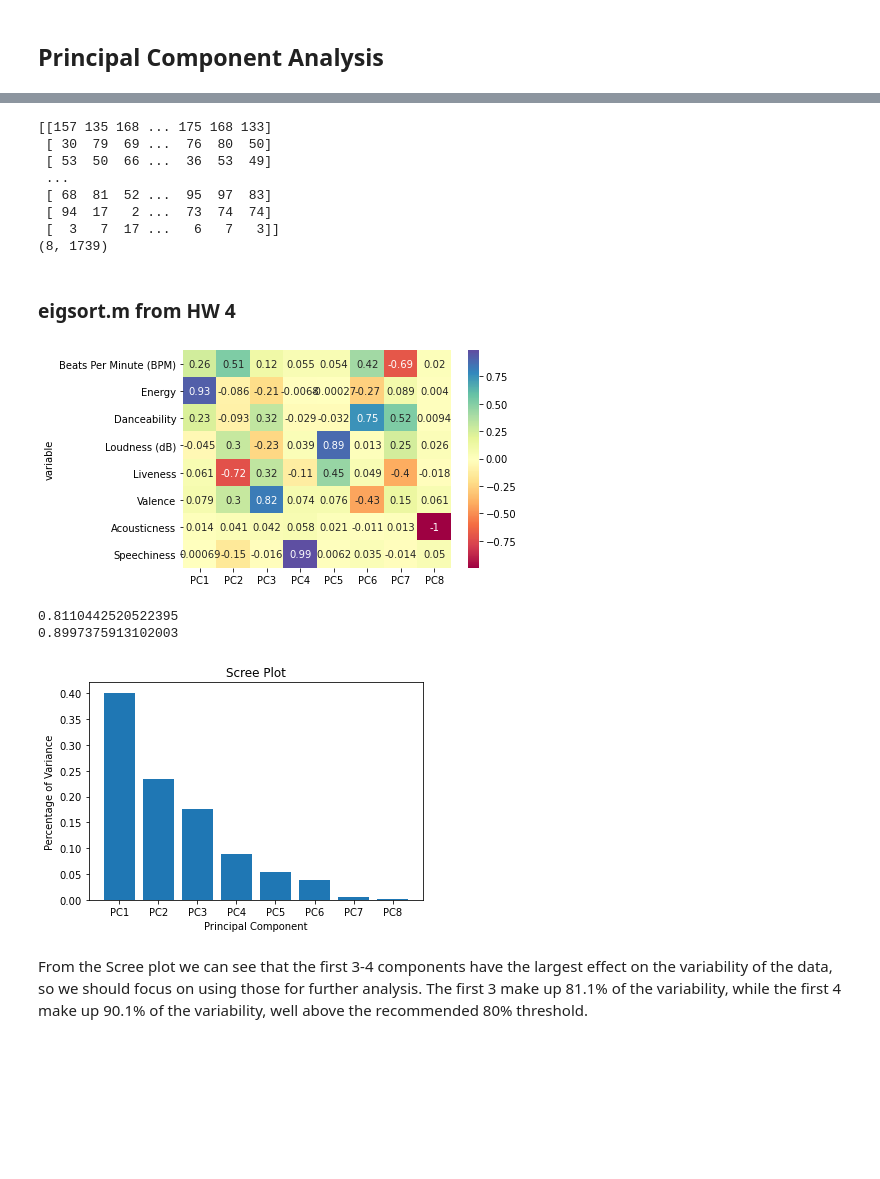
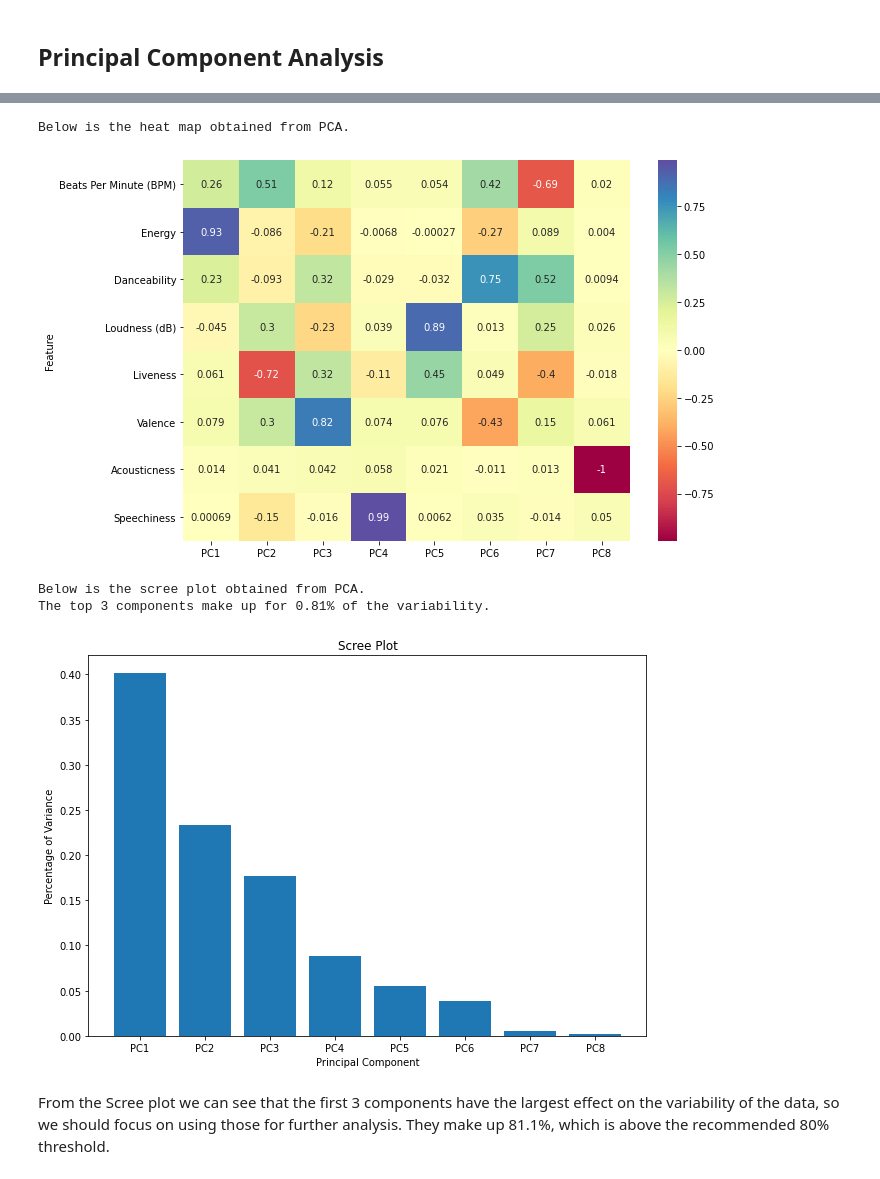
Before and after one commit to DarrenWu42/Cogs118b-Song-Analysis, a Jupyter notebook: Project.ipynb, the cells around one changed output, grey strips where cells are left out. Cells and saved outputs as stored; diff of their text form; code cells hidden in the pictures; blank space fills up the shorter version.

```diff
--- a/Project.ipynb
+++ b/Project.ipynb
@@ -180,17 +219,5 @@ characteristics_columns
-# %%
-characteristics_matrix = data[characteristics_columns].to_numpy().transpose()
-c_matrix=characteristics_matrix # to shorten this name
-print(c_matrix)
-print(c_matrix.shape)
-# %% [output]
-[[157 135 168 ... 175 168 133]
- [ 30  79  69 ...  76  80  50]
- [ 53  50  66 ...  36  53  49]
- ...
- [ 68  81  52 ...  95  97  83]
- [ 94  17   2 ...  73  74  74]
- [  3   7  17 ...   6   7   3]]
-(8, 1739)
-# %% [markdown]
-### eigsort.m from HW 4
+# %%
+# declare characteristics matrix
+
+c_matrix = data[features].to_numpy().transpose()
 # %%
@@ -234,29 +268,37 @@ def pca(data_matrix, characteristics):
     return new_c_matrix, v, d
 # %%
-new_c_matrix, v, d = pca(c_matrix, characteristics_columns)
+new_c_matrix, v, d = pca(c_matrix, features)
 num_pc = 8
-pc_list = ["PC"+str(i) for i in list(range(1, num_pc+1))]
+pc_list = ['PC'+str(i) for i in list(range(1, num_pc+1))]
 v_df = pd.DataFrame.from_dict(dict(zip(pc_list, v)))
-v_df['variable'] = characteristics_columns
-v_df = v_df.set_index('variable')
-ax = sns.heatmap(v_df, annot=True, cmap='Spectral')
+v_df['Feature'] = features
+v_df = v_df.set_index('Feature')
+
+print('Below is the heat map obtained from PCA.\n')
+
+plt.figure(figsize=(10, 7))
+_ = sns.heatmap(v_df, annot=True, cmap='Spectral')
 plt.show()
 # %% [output]
+Below is the heat map obtained from PCA.
-[figure, old version]
+[figure, new version]
 # %%
 index_values = np.arange(8)+1
 normalized_variability = d.diagonal()/sum(d.diagonal())
+
+plt.figure(figsize=(10, 7))
 plt.bar(index_values,normalized_variability)
 plt.title('Scree Plot');
 plt.xlabel('Principal Component');
 plt.ylabel('Percentage of Variance');
 plt.xticks(index_values, pc_list);
-print(normalized_variability[0]+normalized_variability[1]+normalized_variability[2])
-print(normalized_variability[0]+normalized_variability[1]+normalized_variability[2]+normalized_variability[3])
+
+print(f'Below is the scree plot obtained from PCA.\nThe top 3 components make up for ' +
+      f'{normalized_variability[0]+normalized_variability[1]+normalized_variability[2]:.2f}% of the variability.\n')
 # %% [output]
-0.8110442520522395
-0.8997375913102003
+Below is the scree plot obtained from PCA.
+The top 3 components make up for 0.81% of the variability.
-[figure, old version]
+[figure, new version]
 # %% [markdown]
-From the Scree plot we can see that the first 3-4 components have the largest effect on the variability of the data, so we should focus on using those for further analysis. The first 3 make up 81.1% of the variability, while the first 4 make up 90.1% of the variability, well above the recommended 80% threshold.
+From the Scree plot we can see that the first 3 components have the largest effect on the variability of the data, so we should focus on using those for further analysis. They make up 81.1%, which is above the recommended 80% threshold.
 # %%
```
Also changed, not shown: parts of 16 cells of this notebook.
